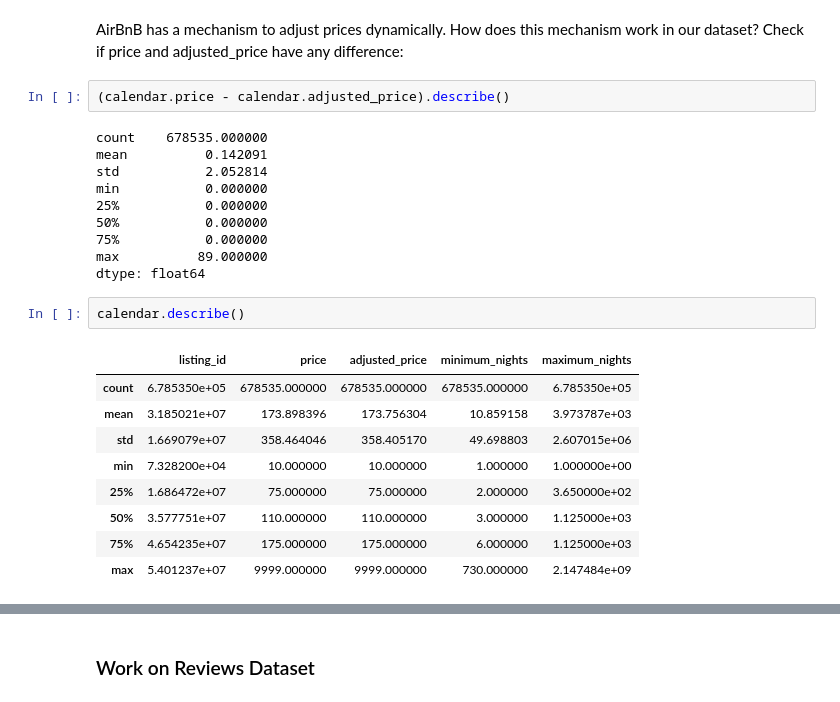
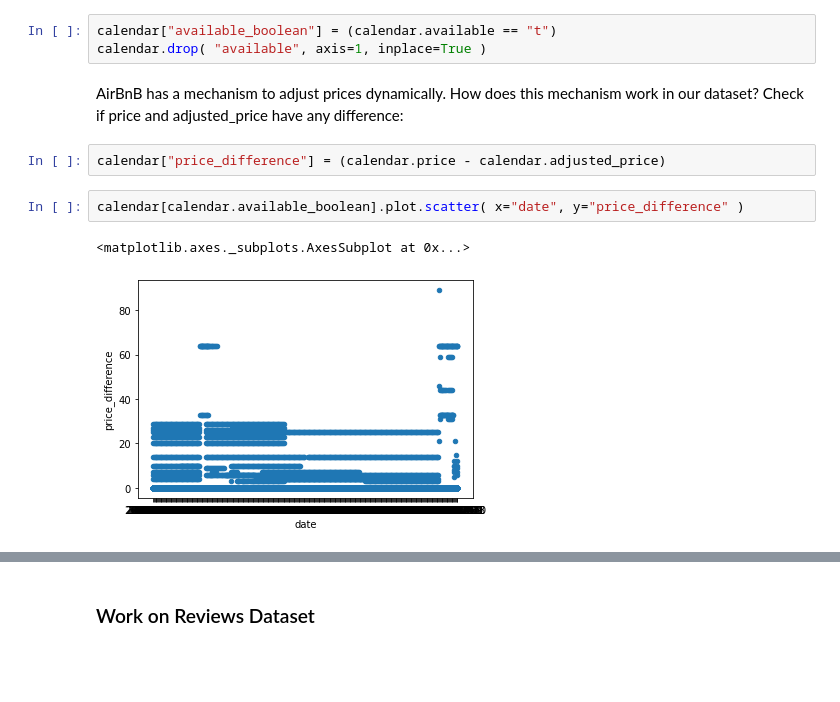
Before and after one commit to dchkeller/airbnbcase, a Jupyter notebook: airbnbcase.ipynb, the cells around one changed output, grey strips where cells are left out. Saved outputs shown, nothing was run; the diff lists cells and outputs as text; blank space fills up the shorter version.

```diff
--- a/airbnbcase.ipynb
+++ b/airbnbcase.ipynb
@@ -82,26 +98,12 @@ calendar.adjusted_price = calendar.adjusted_price.str.replace( "[$,]", "" ).asty
+# %%
+calendar["available_boolean"] = (calendar.available == "t")
+calendar.drop( "available", axis=1, inplace=True )
 # %% [markdown]
 AirBnB has a mechanism to adjust prices dynamically. How does this mechanism work in our dataset? Check if price and adjusted_price have any difference:
 # %%
-(calendar.price - calendar.adjusted_price).describe()
+calendar["price_difference"] = (calendar.price - calendar.adjusted_price)
-# %% [output]
-count    678535.000000
-mean          0.142091
-std           2.052814
-min           0.000000
-25%           0.000000
-50%           0.000000
-75%           0.000000
-max          89.000000
-dtype: float64
-# %%
-calendar.describe()
-# %% [output]
-|  | listing_id | price | adjusted_price | minimum_nights | maximum_nights |
-| count | 6.785350e+05 | 678535.000000 | 678535.000000 | 678535.000000 | 6.785350e+05 |
-| mean | 3.185021e+07 | 173.898396 | 173.756304 | 10.859158 | 3.973787e+03 |
-| std | 1.669079e+07 | 358.464046 | 358.405170 | 49.698803 | 2.607015e+06 |
-| min | 7.328200e+04 | 10.000000 | 10.000000 | 1.000000 | 1.000000e+00 |
-| 25% | 1.686472e+07 | 75.000000 | 75.000000 | 2.000000 | 3.650000e+02 |
-| 50% | 3.577751e+07 | 110.000000 | 110.000000 | 3.000000 | 1.125000e+03 |
-| 75% | 4.654235e+07 | 175.000000 | 175.000000 | 6.000000 | 1.125000e+03 |
-| max | 5.401237e+07 | 9999.000000 | 9999.000000 | 730.000000 | 2.147484e+09 |
+# %%
+calendar[calendar.available_boolean].plot.scatter( x="date", y="price_difference" )
+# %% [output]
+<matplotlib.axes._subplots.AxesSubplot at 0x...>
+[figure, added]
```
Also changed, not shown: parts of 44 cells of this notebook, 1 other file.
